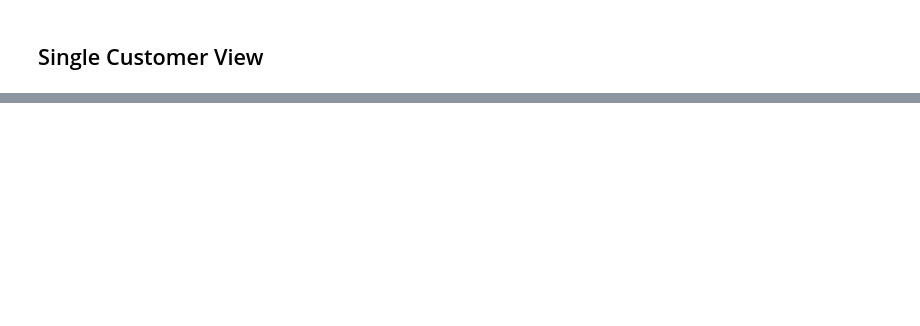
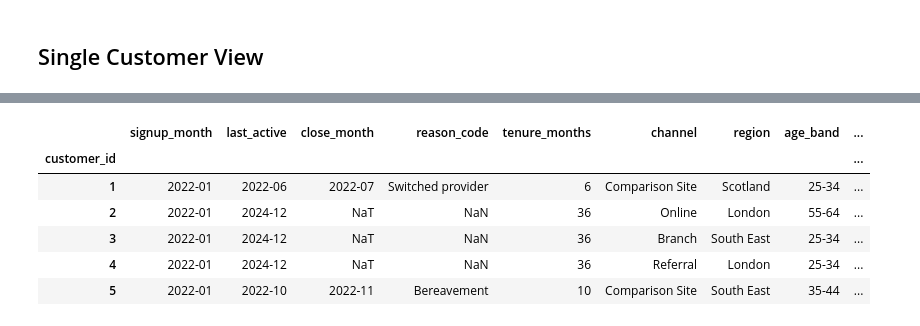
Before and after one commit to esmerowbotham-tech/Money-Craft-Project, a Jupyter notebook: money-craft.ipynb, the cells around one changed output, grey strips where cells are left out. Saved outputs shown, nothing was run; the diff lists cells and outputs as text; code cells hidden in the pictures; blank space fills up the shorter version.

```diff
--- a/money-craft.ipynb
+++ b/money-craft.ipynb
@@ -251,0 +330,28 @@ combined.head()
+# %%
+scv = pd.DataFrame({
+    'signup_month' : signup_month,
+    'last_active'  : last_active,
+    'close_month'  : close_month,
+    'reason_code'  : reason_code,
+    'tenure_months': tenure_months,
+    'channel'      : channel,
+    'region'       : region,
+    'age_band'     : age_band,
+    'promo'        : promo,
+    'account_tier' : account_tier,
+    'max_fee'      : max_fee,
+    'total_revenue': total_revenue
+})
+
+final_month = combined['month'].max()
+scv['churned'] = scv['last_active'] < final_month    # create a churned flag - any customer ids with last active months less than '2024-12' are assumed to have churned
+
+scv.head()
+# %% [output]
+|  | signup_month | last_active | close_month | reason_code | tenure_months | channel | region | age_band | ... |
+| customer_id |  |  |  |  |  |  |  |  | ... |
+| 1 | 2022-01 | 2022-06 | 2022-07 | Switched provider | 6 | Comparison Site | Scotland | 25-34 | ... |
+| 2 | 2022-01 | 2024-12 | NaT | NaN | 36 | Online | London | 55-64 | ... |
+| 3 | 2022-01 | 2024-12 | NaT | NaN | 36 | Branch | South East | 25-34 | ... |
+| 4 | 2022-01 | 2024-12 | NaT | NaN | 36 | Referral | London | 25-34 | ... |
+| 5 | 2022-01 | 2022-10 | 2022-11 | Bereavement | 10 | Comparison Site | South East | 35-44 | ... |
```
Also changed, not shown: parts of 11 cells of this notebook.
